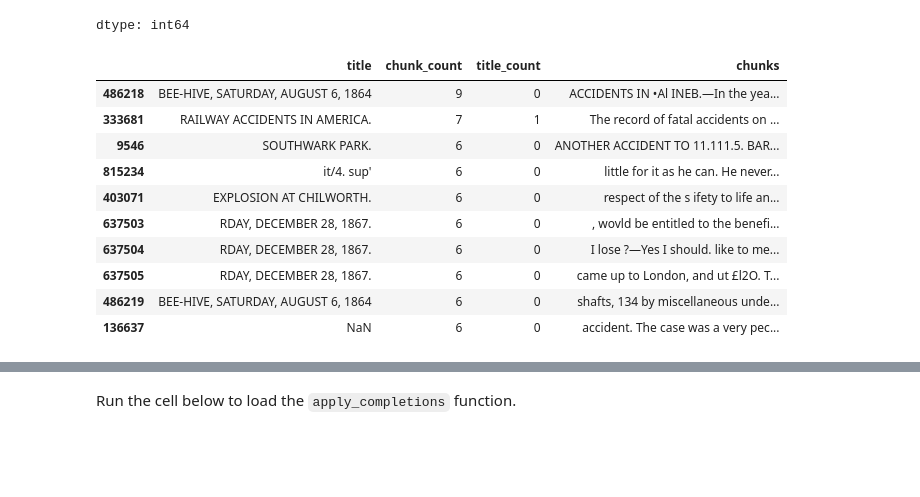
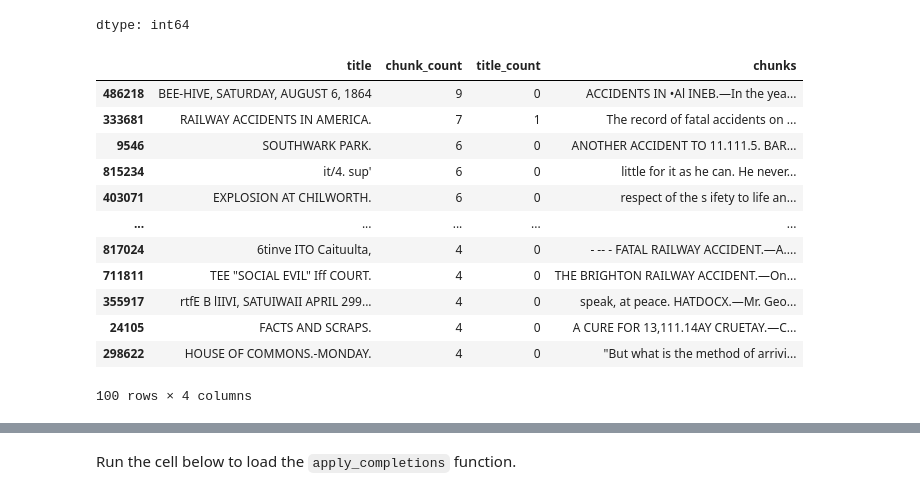
Before and after one commit to Living-with-machines/dhoxss-text2tech, a Jupyter notebook: 5e_LLMs_as_Research_Assistants.ipynb, the cells around one changed output, grey strips where cells are left out. Saved outputs shown, nothing was run; the diff lists cells and outputs as text; code cells hidden in the pictures; blank space fills up the shorter version.

```diff
--- a/5e_LLMs_as_Research_Assistants.ipynb
+++ b/5e_LLMs_as_Research_Assistants.ipynb
@@ -504,17 +482,19 @@ df_chunks.chunk_count.value_counts(normalize=False)
 | 9 | 1 |
 dtype: int64
 # %%
-df_accident = df_chunks.sort_values('chunk_count',ascending=False)[:10]
+df_accident = df_chunks.sort_values('chunk_count',ascending=False)[:100]
 df_accident[['title','chunk_count','title_count','chunks']]
 # %% [output]
 |  | title | chunk_count | title_count | chunks |
 | 486218 | BEE-HIVE, SATURDAY, AUGUST 6, 1864 | 9 | 0 | ACCIDENTS IN •Al INEB.—In the yea... |
 | 333681 | RAILWAY ACCIDENTS IN AMERICA. | 7 | 1 | The record of fatal accidents on ... |
 | 9546 | SOUTHWARK PARK. | 6 | 0 | ANOTHER ACCIDENT TO 11.111.5. BAR... |
 | 815234 | it/4. sup' | 6 | 0 | little for it as he can. He never... |
 | 403071 | EXPLOSION AT CHILWORTH. | 6 | 0 | respect of the s ifety to life an... |
-| 637503 | RDAY, DECEMBER 28, 1867. | 6 | 0 | , wovld be entitled to the benefi... |
-| 637504 | RDAY, DECEMBER 28, 1867. | 6 | 0 | I lose ?—Yes I should. like to me... |
-| 637505 | RDAY, DECEMBER 28, 1867. | 6 | 0 | came up to London, and ut £l2O. T... |
-| 486219 | BEE-HIVE, SATURDAY, AUGUST 6, 1864 | 6 | 0 | shafts, 134 by miscellaneous unde... |
-| 136637 | NaN | 6 | 0 | accident. The case was a very pec... |
+| ... | ... | ... | ... | ... |
+| 817024 | 6tinve ITO Caituulta, | 4 | 0 | - -- - FATAL RAILWAY ACCIDENT.—A.... |
+| 711811 | TEE "SOCIAL EVIL" Iff COURT. | 4 | 0 | THE BRIGHTON RAILWAY ACCIDENT.—On... |
+| 355917 | rtfE B lIIVI, SATUIWAII APRIL 299... | 4 | 0 | speak, at peace. HATDOCX.—Mr. Geo... |
+| 24105 | FACTS AND SCRAPS. | 4 | 0 | A CURE FOR 13,111.14AY CRUETAY.—C... |
+| 298622 | HOUSE OF COMMONS.-MONDAY. | 4 | 0 | "But what is the method of arrivi... |
+100 rows × 4 columns
```
Also changed, not shown: parts of 47 cells of this notebook.
